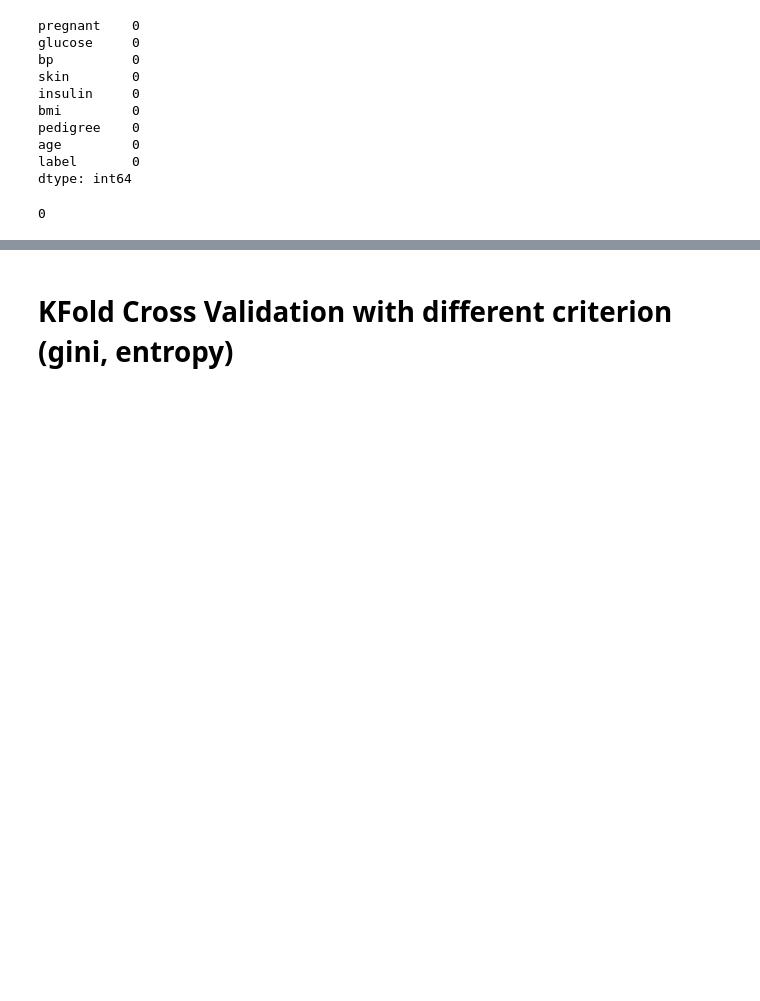
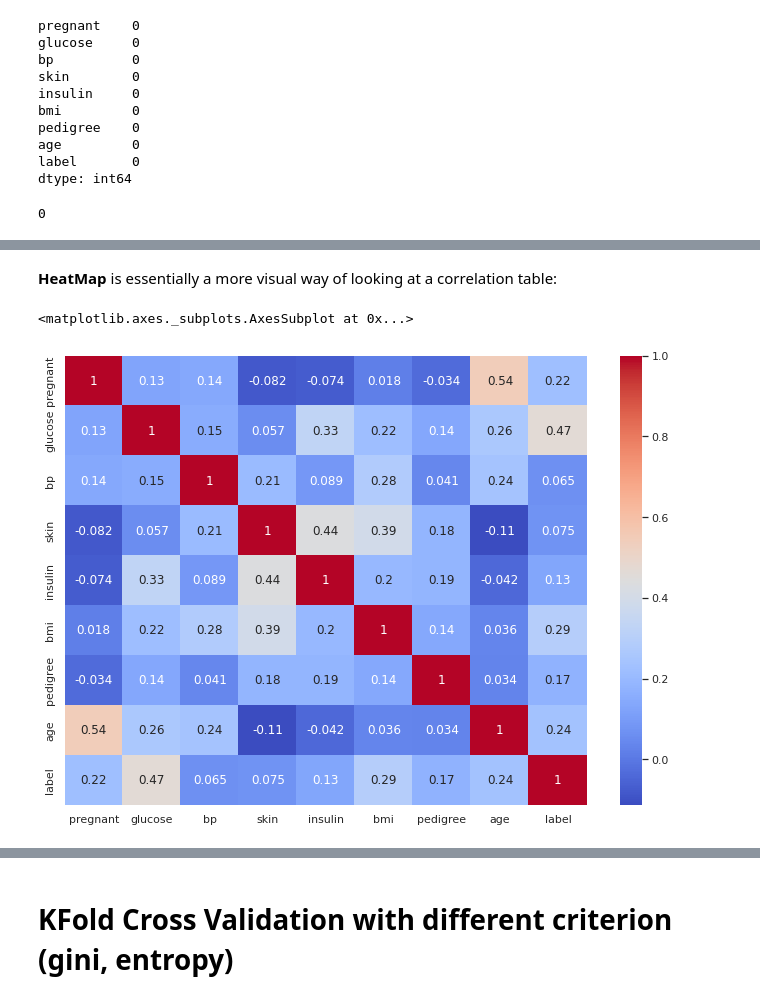
Before and after one commit to CSpanias/ML_training, a Jupyter notebook: DecisionTreeClassifier_diabetes.ipynb, the cells around one changed output, grey strips where cells are left out. Drawn from its saved outputs; the diff is of its cells as text; code cells hidden in the pictures; blank space fills up the shorter version.

```diff
--- a/DecisionTreeClassifier_diabetes.ipynb
+++ b/DecisionTreeClassifier_diabetes.ipynb
@@ -96,0 +128,10 @@ df.duplicated().sum()
+# %% [markdown]
+**HeatMap** is essentially a more visual way of looking at a correlation table:
+# %%
+# set figure size
+sns.set(rc={'figure.figsize':(11.7,8.27)})
+# generate a heatmap
+sns.heatmap(df.corr(), annot=True,cmap='coolwarm')
+# %% [output]
+<matplotlib.axes._subplots.AxesSubplot at 0x...>
+[figure, added]
```
Also changed, not shown: parts of 33 cells of this notebook.
